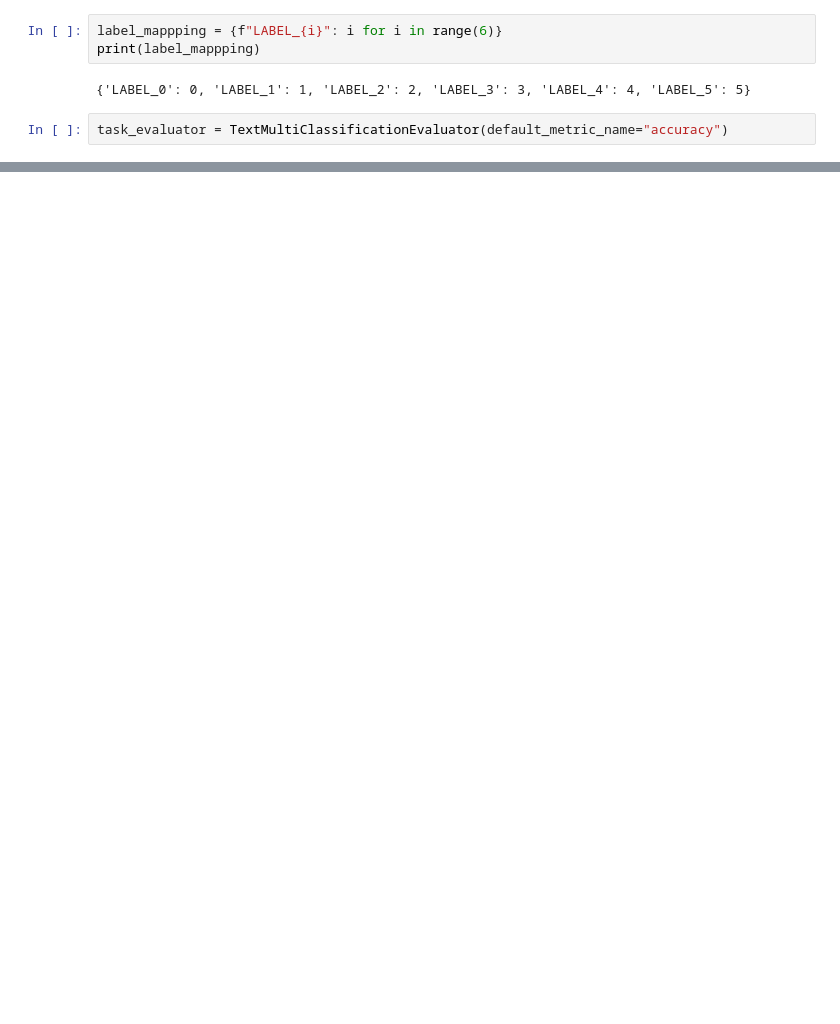
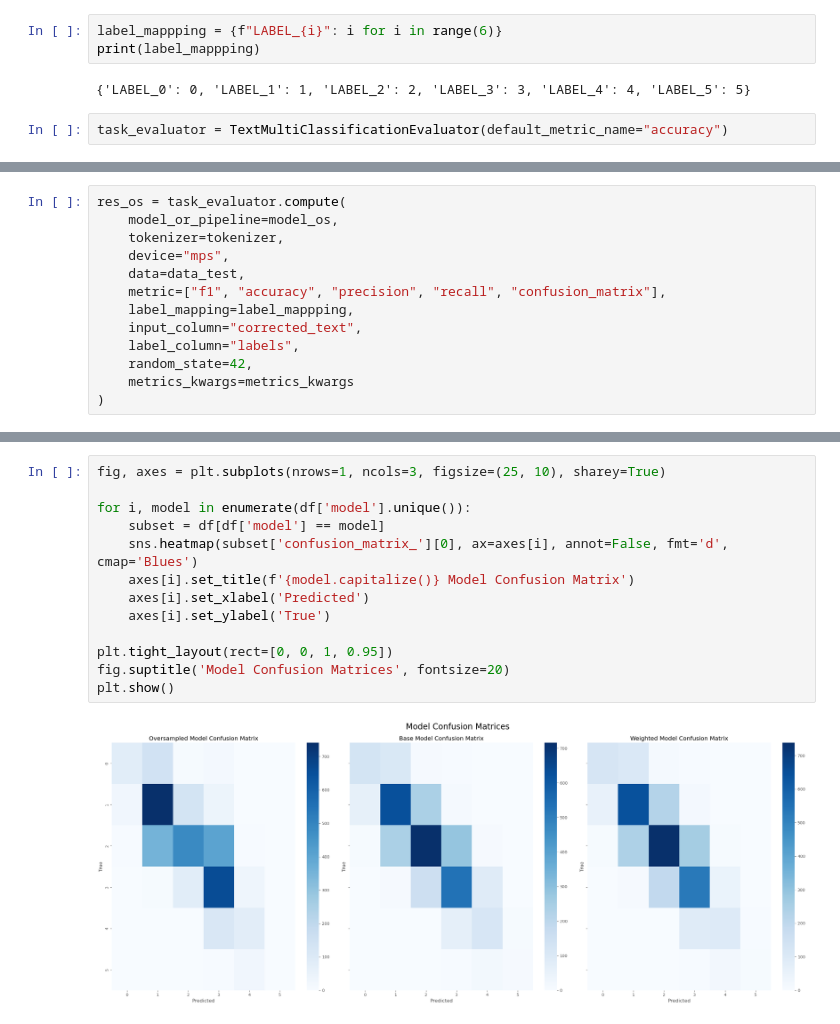
Before and after one commit to mlengineershub/LazyTeacher, a Jupyter notebook: ml/error_analysis/benchmark.ipynb, the cells around one changed output, grey strips where cells are left out. Saved outputs shown, nothing was run; the diff lists cells and outputs as text; blank space fills up the shorter version.

```diff
--- a/ml/error_analysis/benchmark.ipynb
+++ b/ml/error_analysis/benchmark.ipynb
@@ -53 +80,14 @@ task_evaluator.compute(
 )
+# %%
+res_os = task_evaluator.compute(
+    model_or_pipeline=model_os,
+    tokenizer=tokenizer,
+    device="mps",
+    data=data_test,
+    metric=["f1", "accuracy", "precision", "recall", "confusion_matrix"],
+    label_mapping=label_mappping,
+    input_column="corrected_text",
+    label_column="labels",
+    random_state=42,
+    metrics_kwargs=metrics_kwargs
+)
@@ -53,0 +156,15 @@ task_evaluator.compute(
+# %%
+fig, axes = plt.subplots(nrows=1, ncols=3, figsize=(25, 10), sharey=True)
+
+for i, model in enumerate(df['model'].unique()):
+    subset = df[df['model'] == model]
+    sns.heatmap(subset['confusion_matrix_'][0], ax=axes[i], annot=False, fmt='d', cmap='Blues')
+    axes[i].set_title(f'{model.capitalize()} Model Confusion Matrix')
+    axes[i].set_xlabel('Predicted')
+    axes[i].set_ylabel('True')
+
+plt.tight_layout(rect=[0, 0, 1, 0.95])
+fig.suptitle('Model Confusion Matrices', fontsize=20)
+plt.show()
+# %% [output]
+[figure, added]
```
Also changed, not shown: parts of 10 cells of this notebook, 4 other files.
